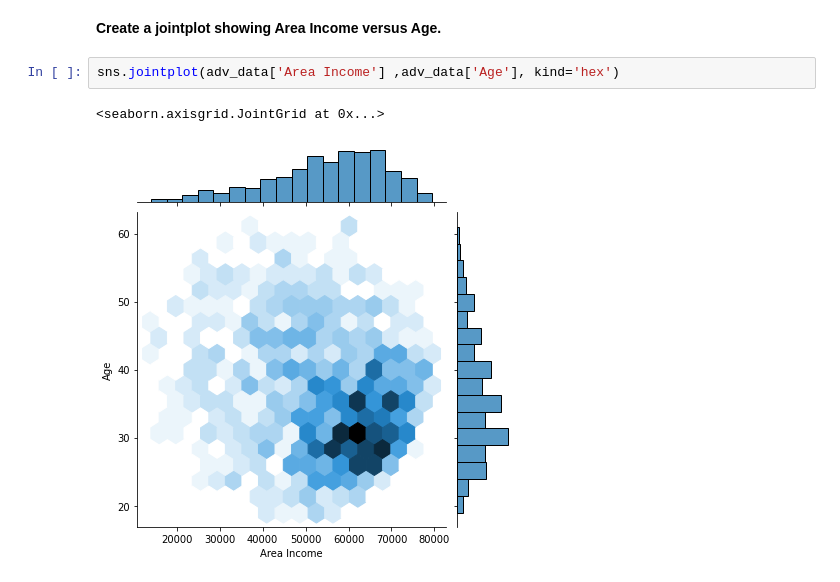
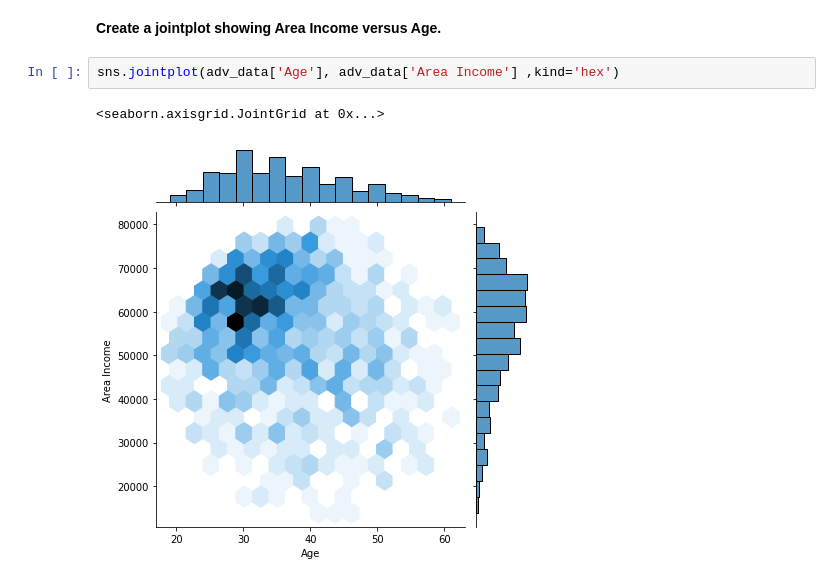
Before and after one commit to KumarGaurav20/ML-HOMEWORK, a Jupyter notebook: Assignment_02_Logistic_Regression_Project.ipynb, the cells around one changed output. Cells and saved outputs as stored; diff of their text form.

Commit message:
VERSION 3: VISUALIZATION DONE

```diff
--- a/Assignment_02_Logistic_Regression_Project.ipynb
+++ b/Assignment_02_Logistic_Regression_Project.ipynb
@@ -113,7 +113,7 @@ sns.histplot(adv_data['Age'])
 # %% [markdown]
 **Create a jointplot showing Area Income versus Age.**
 # %%
-sns.jointplot(adv_data['Area Income'] ,adv_data['Age'], kind='hex')
+sns.jointplot(adv_data['Age'], adv_data['Area Income'] ,kind='hex')
 # %% [output]
 <seaborn.axisgrid.JointGrid at 0x...>
-[figure, old version]
+[figure, new version]
```
Also changed, not shown: parts of 7 cells of this notebook.
